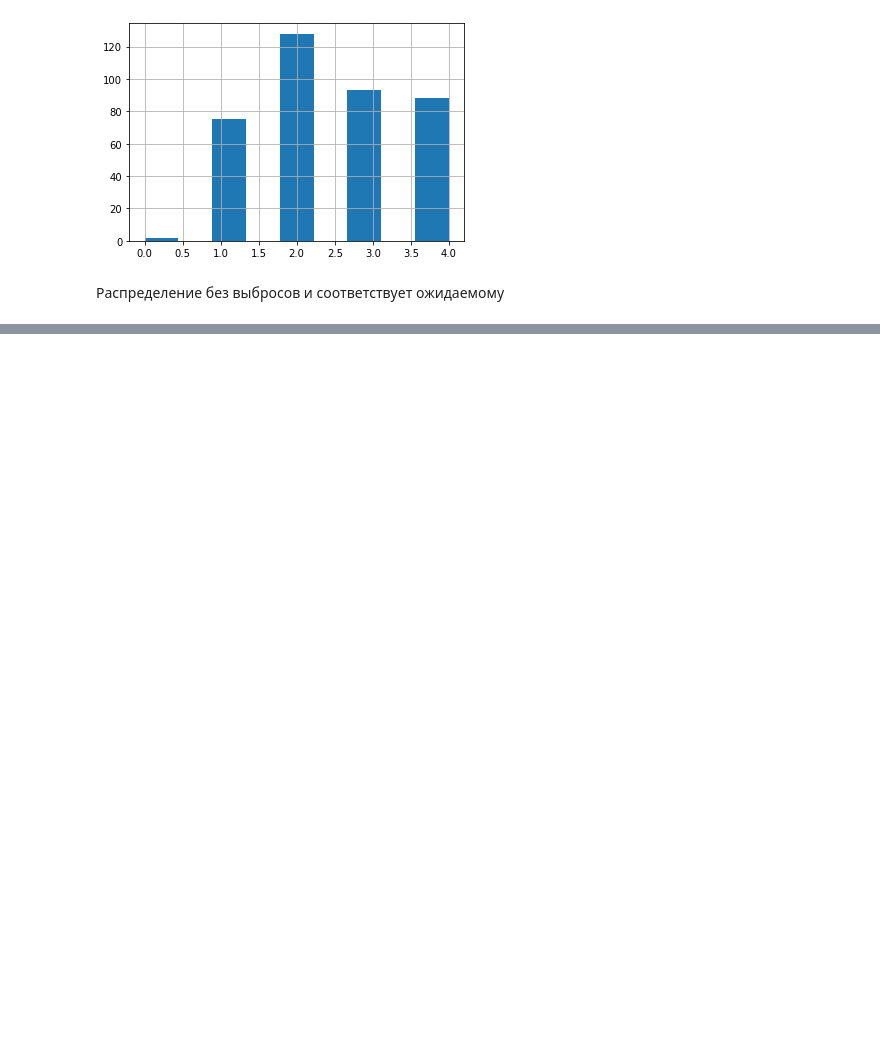
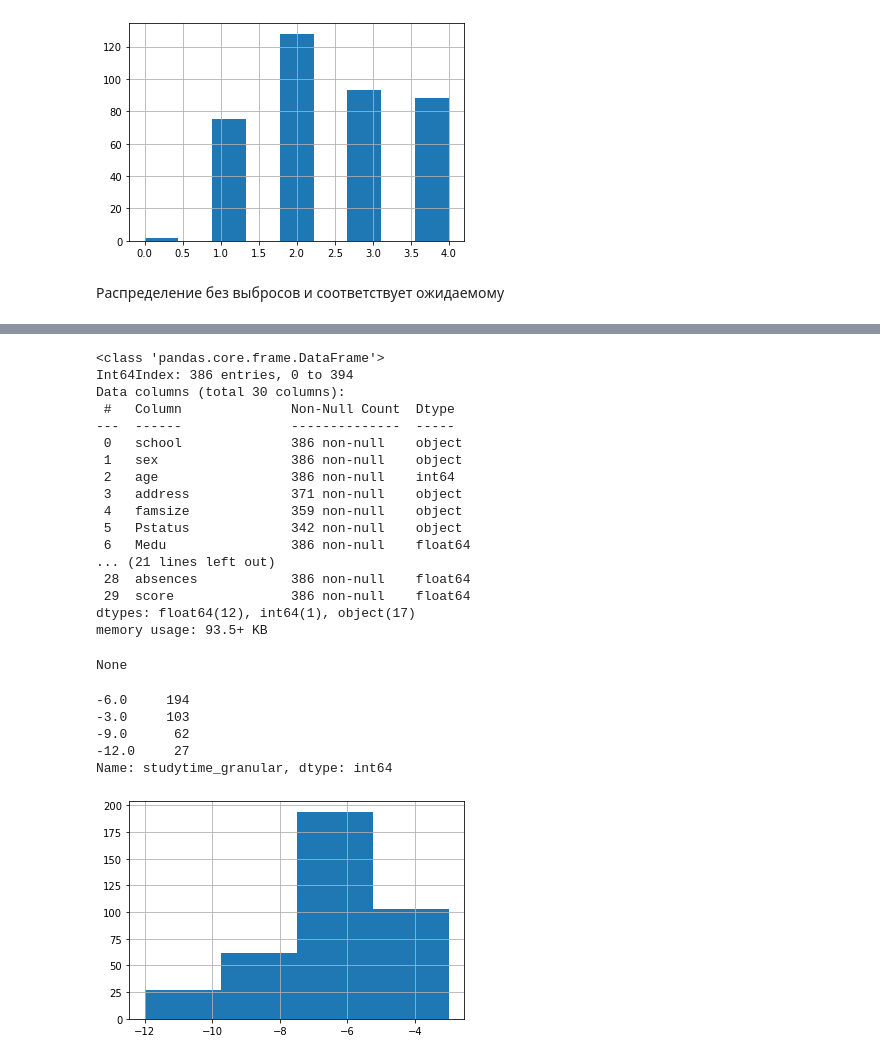
Before and after one commit to cfif76/Fcourse, a Jupyter notebook: module_2/project_2-анализ_данных_EDA.ipynb, the cells around one changed output, grey strips where cells are left out. Saved outputs shown, nothing was run; the diff lists cells and outputs as text; code cells hidden in the pictures; blank space fills up the shorter version.

```diff
--- a/module_2/project_2-анализ_данных_EDA.ipynb
+++ b/module_2/project_2-анализ_данных_EDA.ipynb
@@ -358,0 +409,30 @@ Name: Fedu, dtype: int64
+# %%
+students = fill_nan(students, 'studytime_granular', func='mode')
+display(students.info())
+students.studytime_granular.hist(bins=4)
+display(students.studytime_granular.value_counts())
+# %% [output]
+<class 'pandas.core.frame.DataFrame'>
+Int64Index: 386 entries, 0 to 394
+Data columns (total 30 columns):
+ #   Column              Non-Null Count  Dtype
+---  ------              --------------  -----
+ 0   school              386 non-null    object
+ 1   sex                 386 non-null    object
+ 2   age                 386 non-null    int64
+ 3   address             371 non-null    object
+ 4   famsize             359 non-null    object
+ 5   Pstatus             342 non-null    object
+ 6   Medu                386 non-null    float64
+... (21 lines left out)
+ 28  absences            386 non-null    float64
+ 29  score               386 non-null    float64
+dtypes: float64(12), int64(1), object(17)
+memory usage: 93.5+ KB
+None
+-6.0     194
+-3.0     103
+-9.0      62
+-12.0     27
+Name: studytime_granular, dtype: int64
+[figure, added]
```
Also changed, not shown: parts of 91 cells of this notebook.
